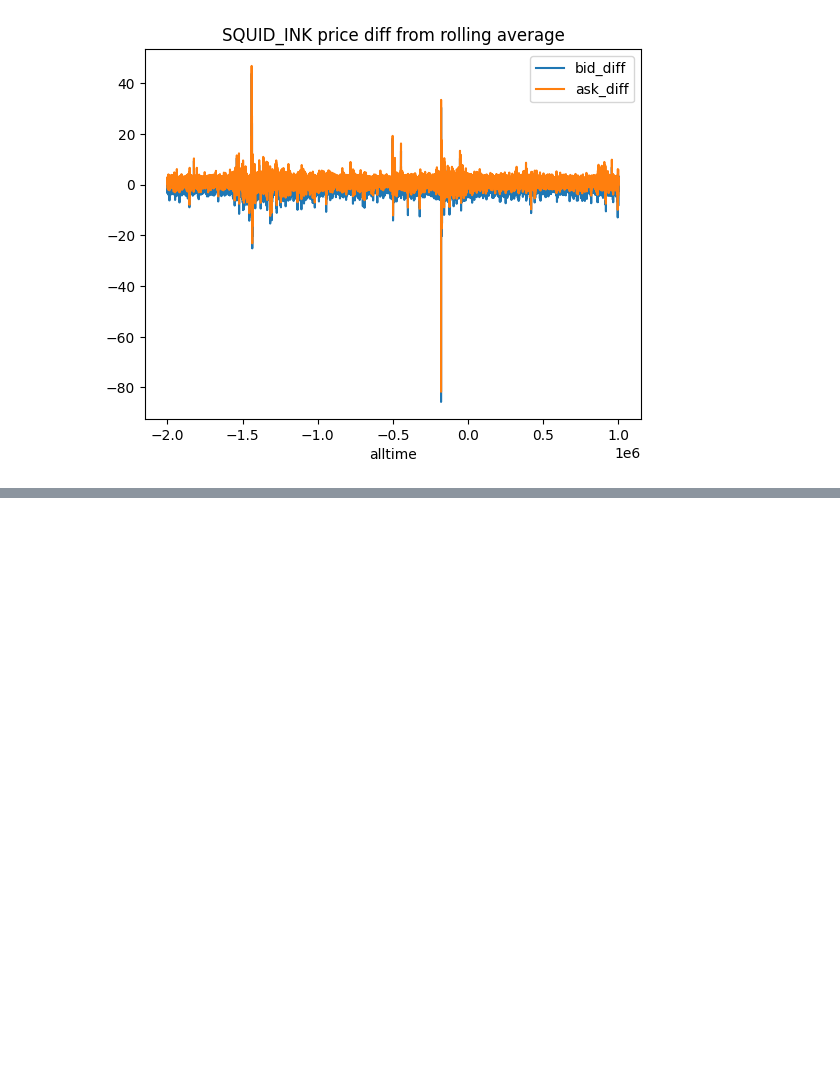
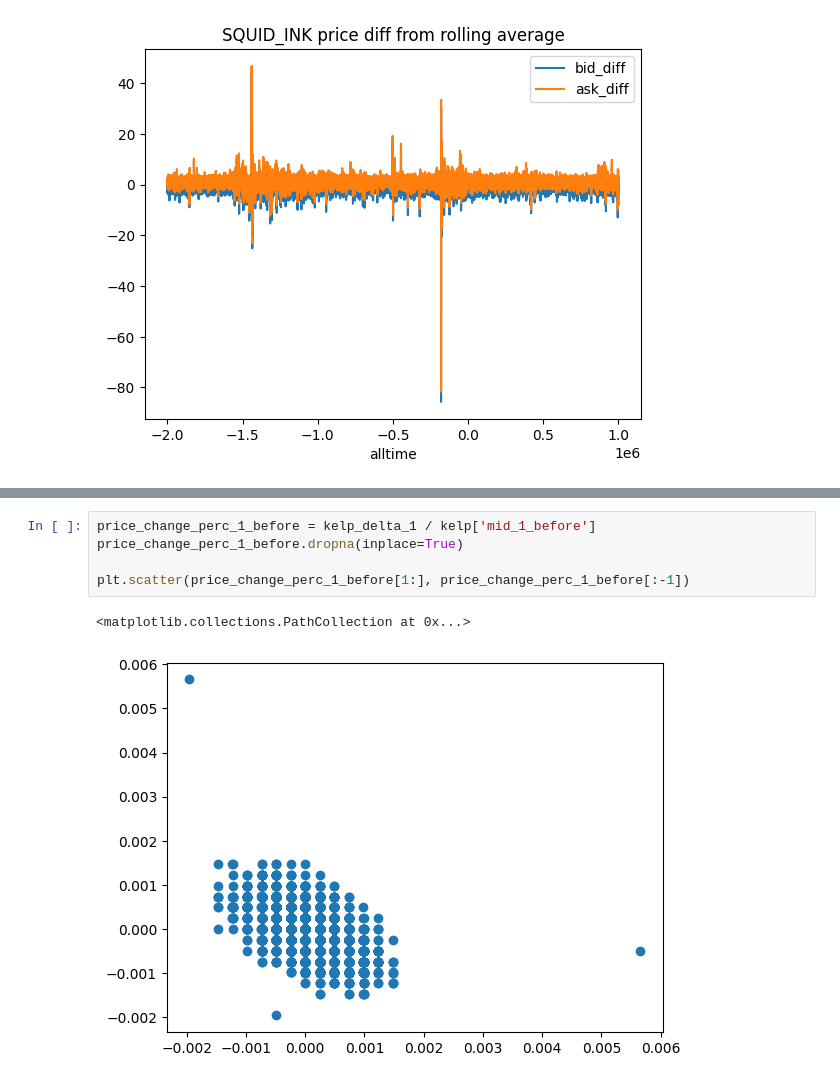
Before and after one commit to iris-ywang/imc_prosperity_brecon, a Jupyter notebook: data-day1.ipynb, the cells around one changed output, grey strips where cells are left out. Cells and saved outputs as stored; diff of their text form; blank space fills up the shorter version.

```diff
--- a/data-day1.ipynb
+++ b/data-day1.ipynb
@@ -45,0 +76,8 @@ See the caveats in the documentation: https://pandas.pydata.org/pandas-docs/stab
+# %%
+price_change_perc_1_before = kelp_delta_1 / kelp['mid_1_before']
+price_change_perc_1_before.dropna(inplace=True)
+
+plt.scatter(price_change_perc_1_before[1:], price_change_perc_1_before[:-1])
+# %% [output]
+<matplotlib.collections.PathCollection at 0x...>
+[figure, added]
```
Also changed, not shown: parts of 10 cells of this notebook, 1 other file.
